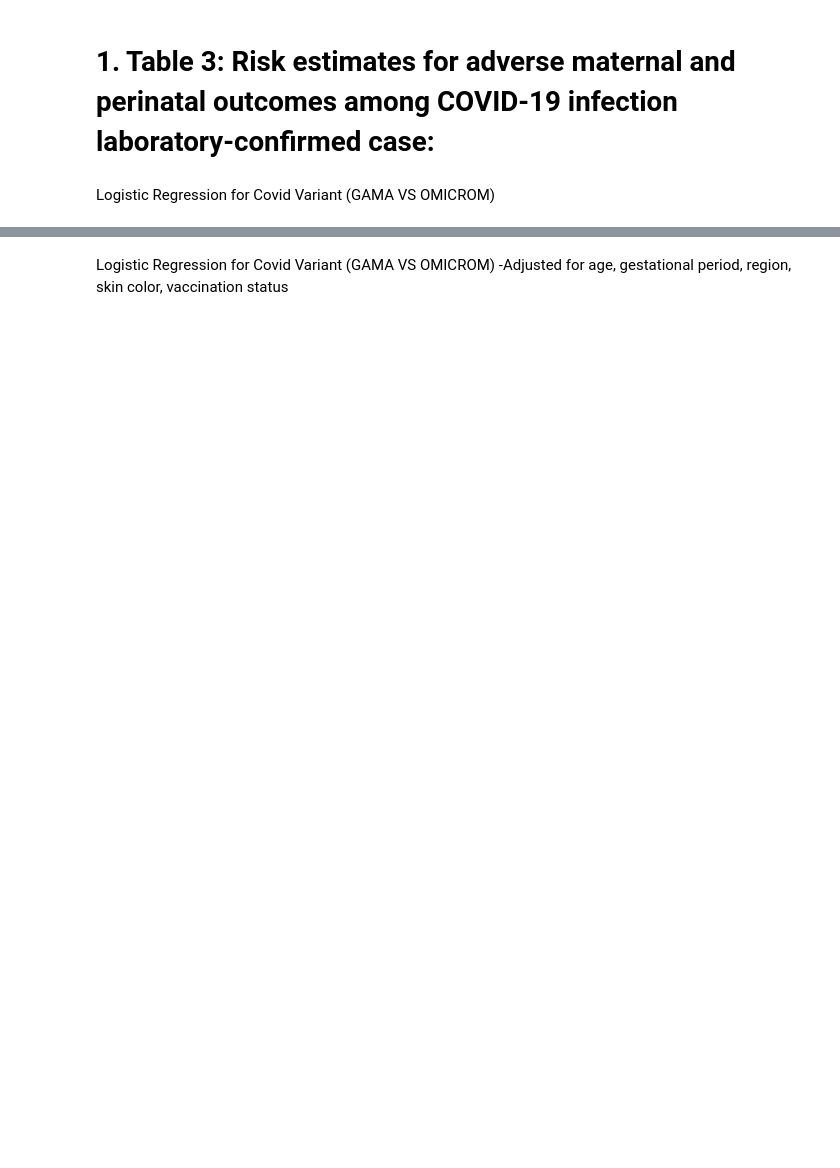
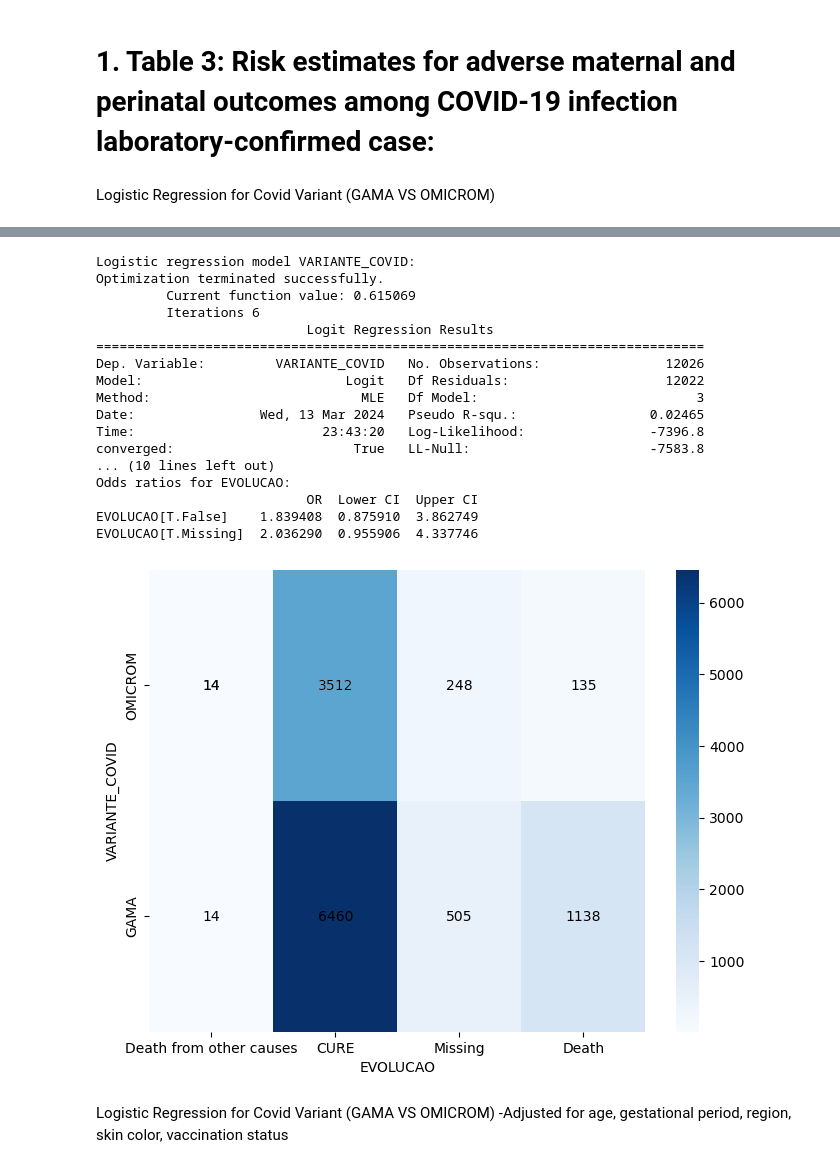
Before and after one commit to LucasTramonte/Analysis-SARS-CoV-2-variants, a Jupyter notebook: Logistic_Regression.ipynb, the cells around one changed output, grey strips where cells are left out. Cells and saved outputs as stored; diff of their text form; code cells hidden in the pictures; blank space fills up the shorter version.

```diff
--- a/Logistic_Regression.ipynb
+++ b/Logistic_Regression.ipynb
@@ -177,2 +174,23 @@ GAMA                                 14  6460      505   1138
+# %%
+analyze_and_plot("VARIANTE_COVID", "EVOLUCAO", df_temp, 1, 3,"GAMA","OMICROM")
+# %% [output]
+Logistic regression model VARIANTE_COVID:
+Optimization terminated successfully.
+         Current function value: 0.615069
+         Iterations 6
+                           Logit Regression Results
+==============================================================================
+Dep. Variable:         VARIANTE_COVID   No. Observations:                12026
+Model:                          Logit   Df Residuals:                    12022
+Method:                           MLE   Df Model:                            3
+Date:                Wed, 13 Mar 2024   Pseudo R-squ.:                 0.02465
+Time:                        23:43:20   Log-Likelihood:                -7396.8
+converged:                       True   LL-Null:                       -7583.8
+... (10 lines left out)
+Odds ratios for EVOLUCAO:
+                           OR  Lower CI  Upper CI
+EVOLUCAO[T.False]    1.839408  0.875910  3.862749
+EVOLUCAO[T.Missing]  2.036290  0.955906  4.337746
+[figure, added]
 # %% [markdown]
 Logistic Regression for Covid Variant (GAMA VS OMICROM) -Adjusted for age, gestational period, region, skin color, vaccination status
```
Also changed, not shown: parts of 30 cells of this notebook.
